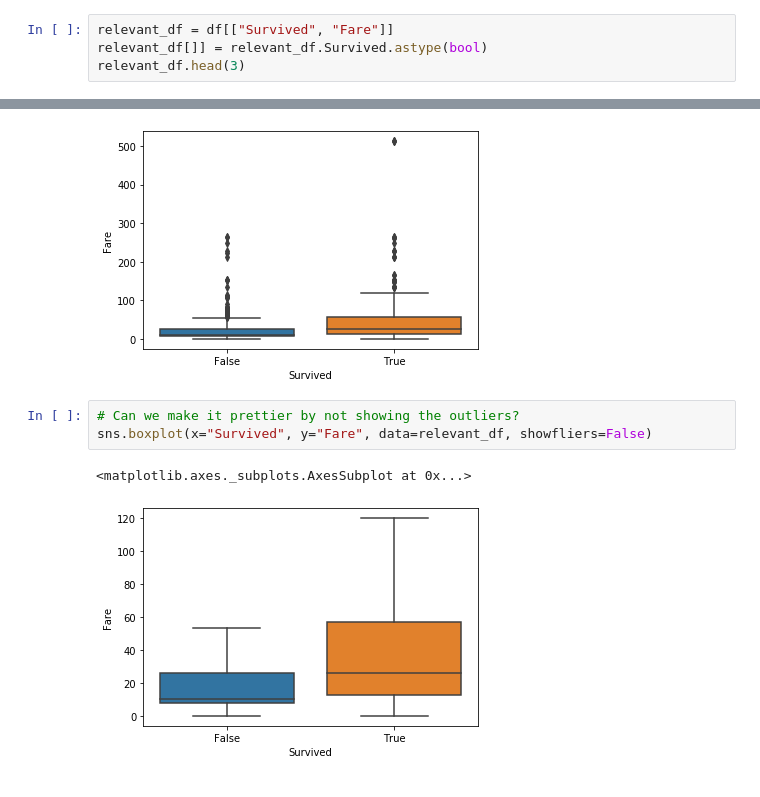
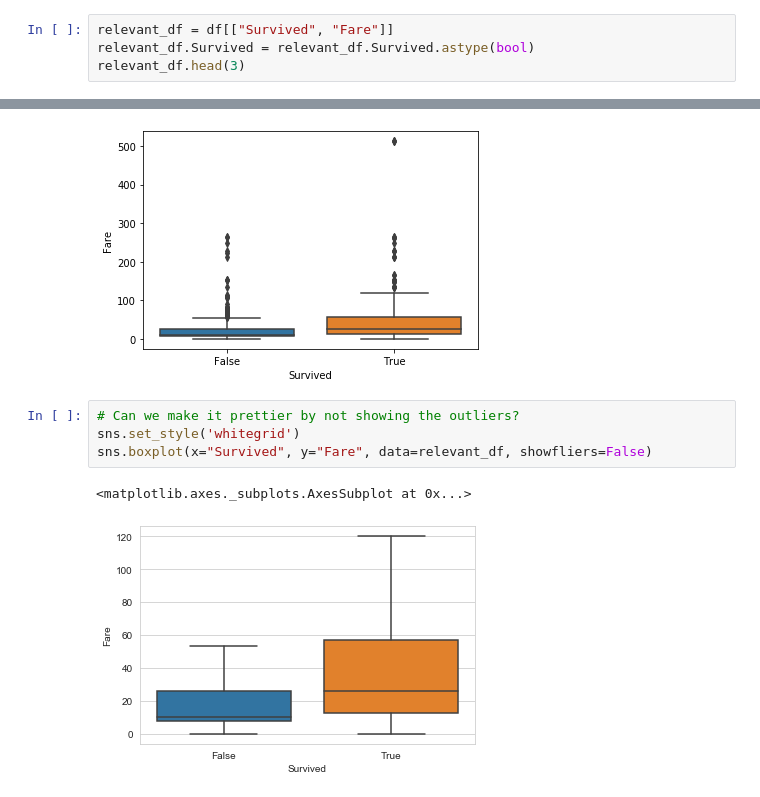
Before and after one commit to USF-CS-663-Spring-2020/lab-02-titanic-icgranger9, a Jupyter notebook: lab_02.ipynb, the cells around one changed output, grey strips where cells are left out. Drawn from its saved outputs; the diff is of its cells as text.

```diff
--- a/lab_02.ipynb
+++ b/lab_02.ipynb
@@ -26,7 +26,7 @@ df.describe()
 | max | 1.000000 | 3.000000 | 80.000000 | 8.000000 | 6.000000 | 512.32920 |
 # %%
 relevant_df = df[["Survived", "Fare"]]
-relevant_df[]] = relevant_df.Survived.astype(bool)
+relevant_df.Survived = relevant_df.Survived.astype(bool)
 relevant_df.head(3)
 # %% [output]
 A value is trying to be set on a copy of a slice from a DataFrame.
@@ -45,7 +46,8 @@ sns.boxplot(x="Survived", y="Fare", data=relevant_df)
 [figure]
 # %%
 # Can we make it prettier by not showing the outliers?
+sns.set_style('whitegrid')
 sns.boxplot(x="Survived", y="Fare", data=relevant_df, showfliers=False)
 # %% [output]
 <matplotlib.axes._subplots.AxesSubplot at 0x...>
-[figure, old version]
+[figure, new version]
```
Also changed, not shown: parts of 2 cells of this notebook.
